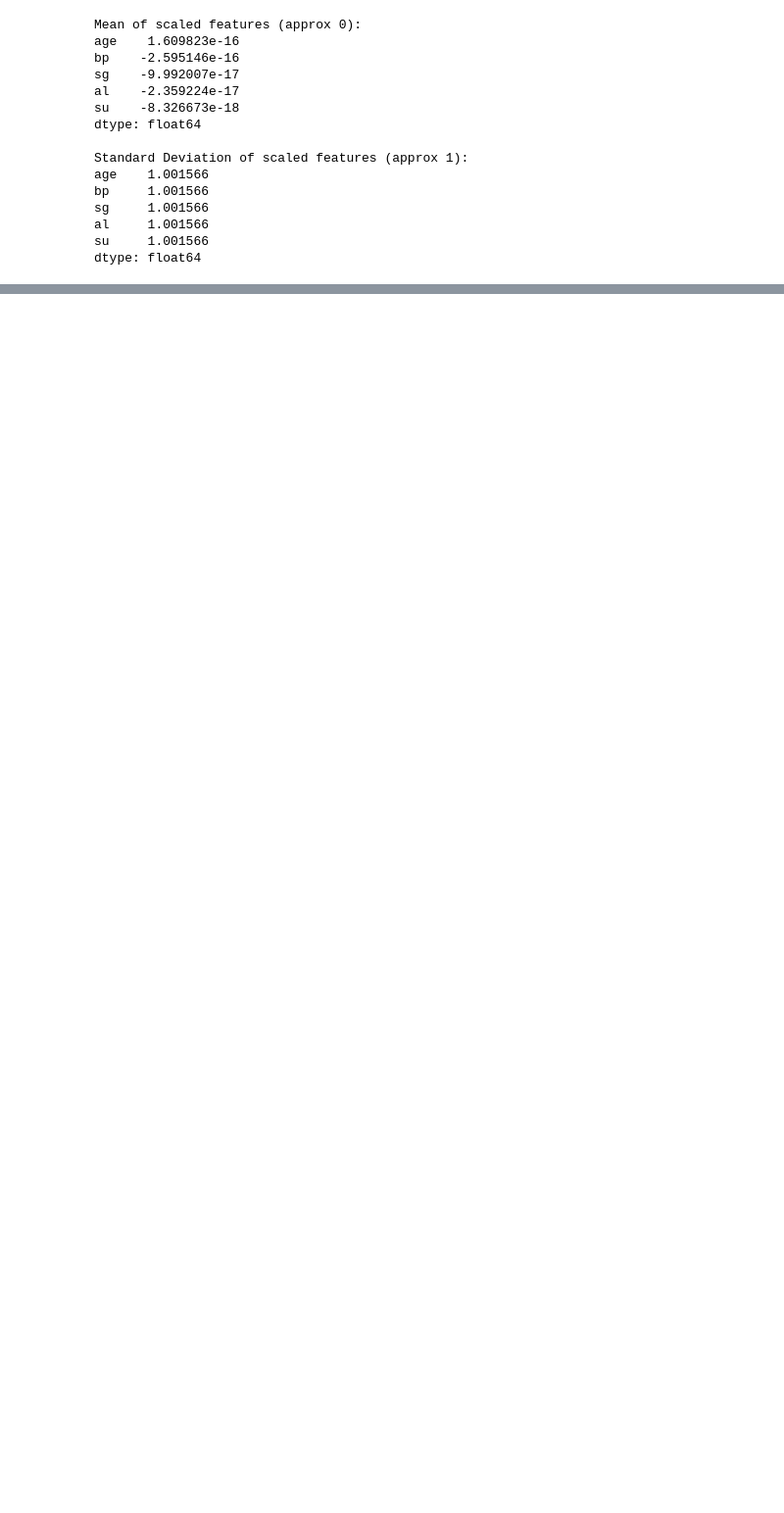
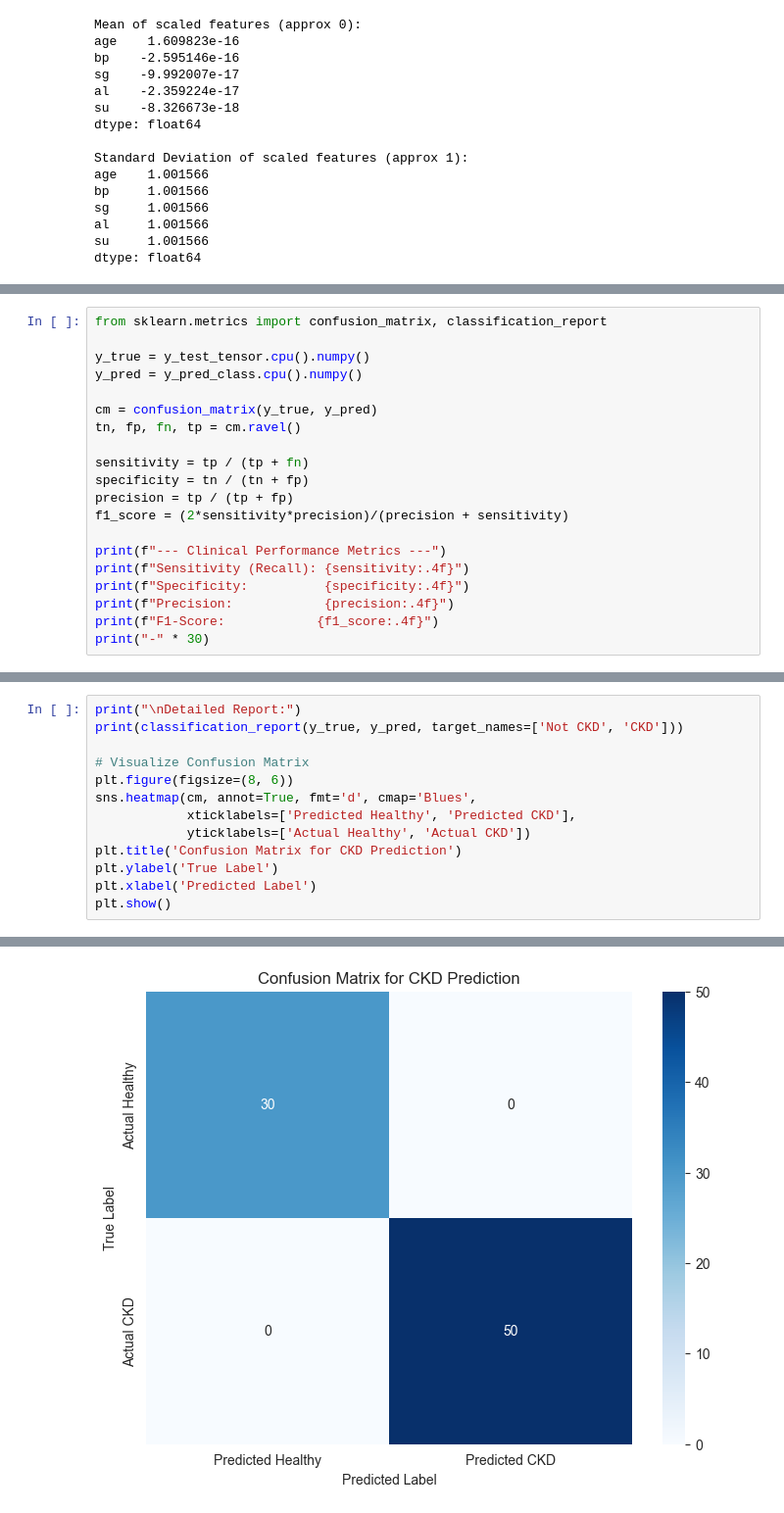
Before and after one commit to gitxnav/SP-Final-Project, a Jupyter notebook: src/classification/neural_network.ipynb, the cells around one changed output, grey strips where cells are left out. Shown at 98% size. Drawn from its saved outputs; the diff is of its cells as text; blank space fills up the shorter version.

```diff
--- a/src/classification/neural_network.ipynb
+++ b/src/classification/neural_network.ipynb
@@ -159,0 +280,20 @@ X.head()
+# %%
+from sklearn.metrics import confusion_matrix, classification_report
+
+y_true = y_test_tensor.cpu().numpy()
+y_pred = y_pred_class.cpu().numpy()
+
+cm = confusion_matrix(y_true, y_pred)
+tn, fp, fn, tp = cm.ravel()
+
+sensitivity = tp / (tp + fn)
+specificity = tn / (tn + fp)
+precision = tp / (tp + fp)
+f1_score = (2*sensitivity*precision)/(precision + sensitivity)
+
+print(f"--- Clinical Performance Metrics ---")
+print(f"Sensitivity (Recall): {sensitivity:.4f}")
+print(f"Specificity:          {specificity:.4f}")
+print(f"Precision:            {precision:.4f}")
+print(f"F1-Score:            {f1_score:.4f}")
+print("-" * 30)
@@ -159,0 +307,14 @@ X.head()
+# %%
+print("\nDetailed Report:")
+print(classification_report(y_true, y_pred, target_names=['Not CKD', 'CKD']))
+
+# Visualize Confusion Matrix
+plt.figure(figsize=(8, 6))
+sns.heatmap(cm, annot=True, fmt='d', cmap='Blues',
+            xticklabels=['Predicted Healthy', 'Predicted CKD'],
+            yticklabels=['Actual Healthy', 'Actual CKD'])
+plt.title('Confusion Matrix for CKD Prediction')
+plt.ylabel('True Label')
+plt.xlabel('Predicted Label')
+plt.show()
+# %% [output]
@@ -159,0 +330 @@ X.head()
+[figure, added]
```
Also changed, not shown: parts of 16 cells of this notebook, 1 other file.
